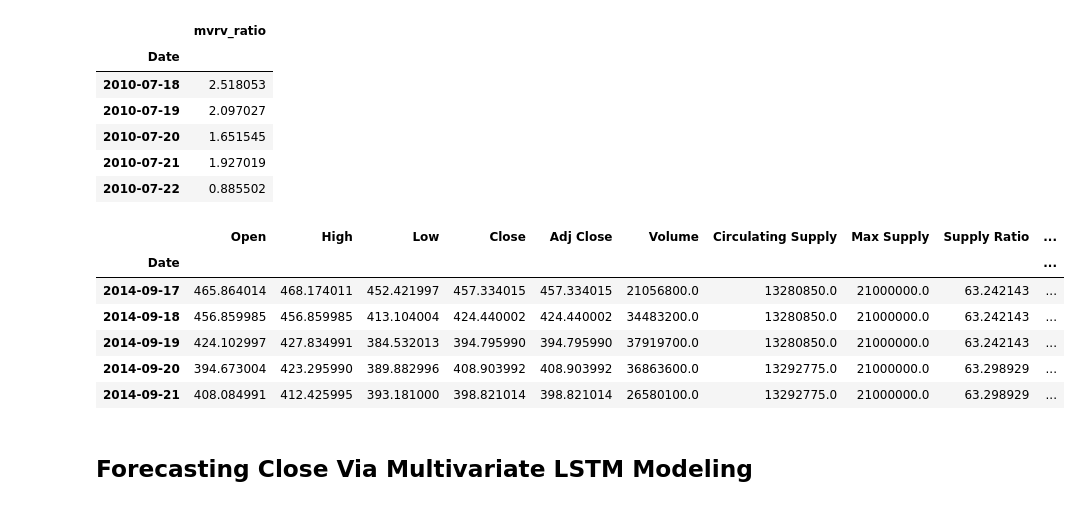
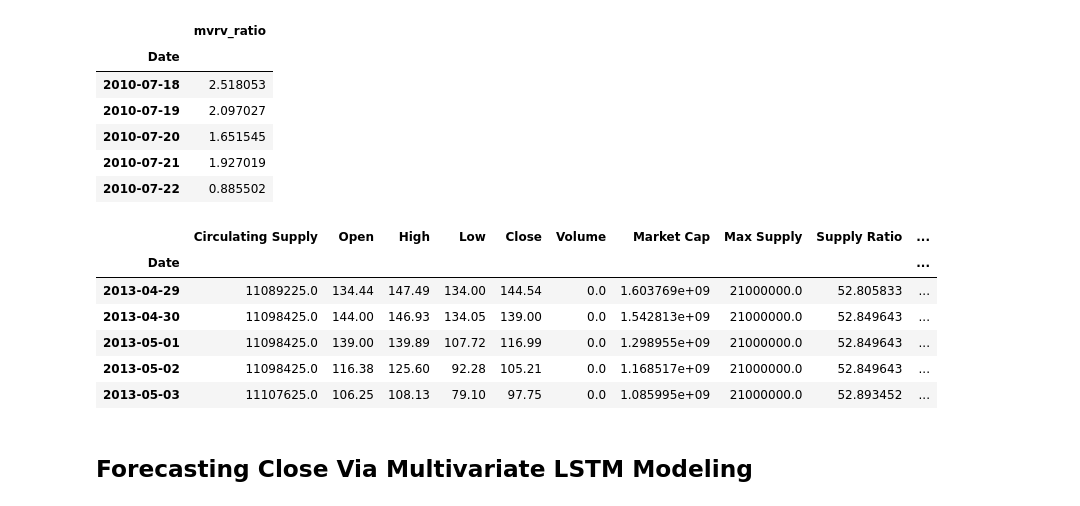
Before and after one commit to bcizek91/crypto_bot_project_2, a Jupyter notebook: BTC_Prep_Model_Master.ipynb, the cells around one changed output. Drawn from its saved outputs; the diff is of its cells as text; code cells hidden in the pictures.

```diff
--- a/BTC_Prep_Model_Master.ipynb
+++ b/BTC_Prep_Model_Master.ipynb
@@ -140,7 +192,7 @@ df_nupl.head()
 #Join BTC & NUPL Ratio into single DataFrame
 btc_master_df = btc_df.join(df_nupl, how = 'outer')
 
-start_date = dt.date(2014, 9, 17)
+start_date = start_date
 btc_master_df = btc_master_df.loc[start_date:]
 btc_master_df.head()
 # %% [output]
@@ -177,18 +229,18 @@ df_mvrv.head()
 # %%
 #Join BTC & NUPL Ratio into single DataFrame
 btc_master_df = btc_master_df.join(df_mvrv, how = 'outer')
 
-start_date = dt.date(2014, 9, 17)
+start_date = start_date
 btc_master_df = btc_master_df.loc[start_date:]
 btc_master_df.head()
 # %% [output]
-|  | Open | High | Low | Close | Adj Close | Volume | Circulating Supply | Max Supply | Supply Ratio | ... |
+|  | Circulating Supply | Open | High | Low | Close | Volume | Market Cap | Max Supply | Supply Ratio | ... |
 | Date |  |  |  |  |  |  |  |  |  | ... |
-| 2014-09-17 | 465.864014 | 468.174011 | 452.421997 | 457.334015 | 457.334015 | 21056800.0 | 13280850.0 | 21000000.0 | 63.242143 | ... |
-| 2014-09-18 | 456.859985 | 456.859985 | 413.104004 | 424.440002 | 424.440002 | 34483200.0 | 13280850.0 | 21000000.0 | 63.242143 | ... |
-| 2014-09-19 | 424.102997 | 427.834991 | 384.532013 | 394.795990 | 394.795990 | 37919700.0 | 13280850.0 | 21000000.0 | 63.242143 | ... |
-| 2014-09-20 | 394.673004 | 423.295990 | 389.882996 | 408.903992 | 408.903992 | 36863600.0 | 13292775.0 | 21000000.0 | 63.298929 | ... |
-| 2014-09-21 | 408.084991 | 412.425995 | 393.181000 | 398.821014 | 398.821014 | 26580100.0 | 13292775.0 | 21000000.0 | 63.298929 | ... |
+| 2013-04-29 | 11089225.0 | 134.44 | 147.49 | 134.00 | 144.54 | 0.0 | 1.603769e+09 | 21000000.0 | 52.805833 | ... |
+| 2013-04-30 | 11098425.0 | 144.00 | 146.93 | 134.05 | 139.00 | 0.0 | 1.542813e+09 | 21000000.0 | 52.849643 | ... |
+| 2013-05-01 | 11098425.0 | 139.00 | 139.89 | 107.72 | 116.99 | 0.0 | 1.298955e+09 | 21000000.0 | 52.849643 | ... |
+| 2013-05-02 | 11098425.0 | 116.38 | 125.60 | 92.28 | 105.21 | 0.0 | 1.168517e+09 | 21000000.0 | 52.849643 | ... |
+| 2013-05-03 | 11107625.0 | 106.25 | 108.13 | 79.10 | 97.75 | 0.0 | 1.085995e+09 | 21000000.0 | 52.893452 | ... |
 # %% [markdown]
 ## Forecasting Close Via Multivariate LSTM Modeling
 # %%
```
Also changed, not shown: parts of 3 cells of this notebook.
